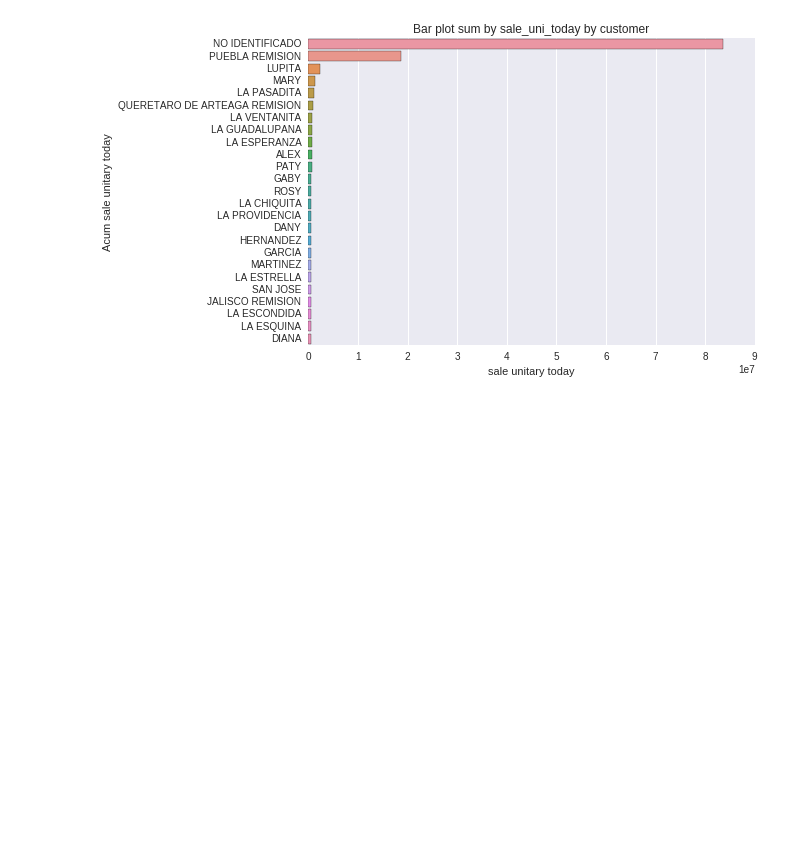
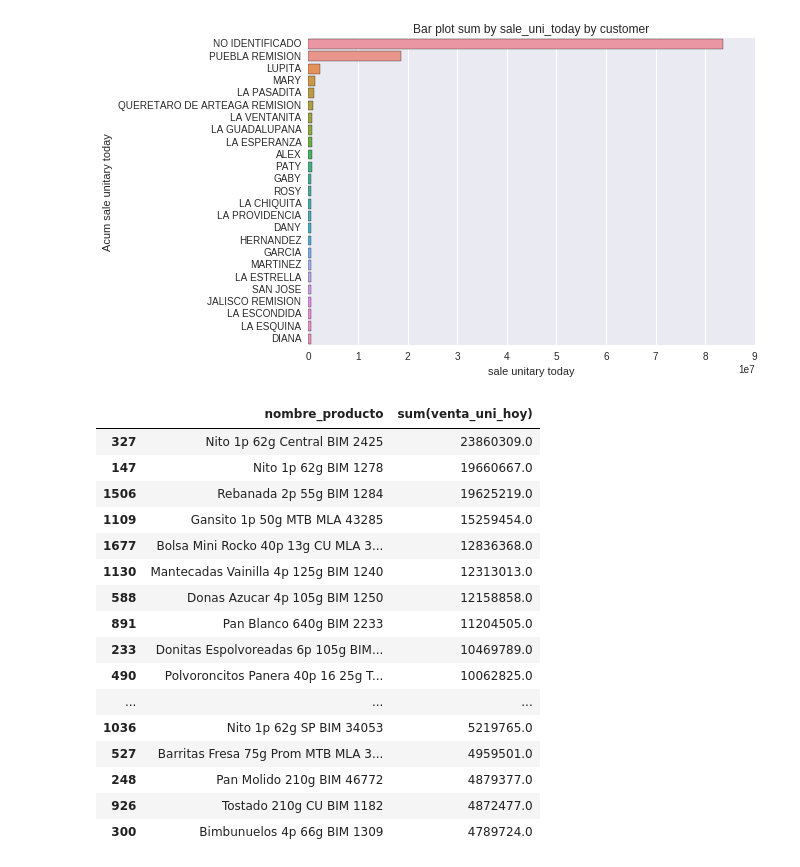
Before and after one commit to jasam/bimbo_challenge, a Jupyter notebook: Bimbo challenge.ipynb, the cells around one changed output. Cells and saved outputs as stored; diff of their text form; code cells hidden in the pictures; blank space fills up the shorter version.

```diff
--- a/Bimbo challenge.ipynb
+++ b/Bimbo challenge.ipynb
@@ -216,6 +216,18 @@ path = '/data/train_parquet/0_0_1.parquet'
 train1_df = sqlContext.read.load(path)
 train_df = train0_df.unionAll(train1_df)
 train_df = (train_df.filter(col('Semana') != 'Semana'))
+#cast data
+train_df = train_df.select(train_df.semana,
+                           train_df.agencia_id,
+                           train_df.canal_id,
+                           train_df.ruta_sak,
+                           train_df.cliente_id,
+                           train_df.producto_id,
+                           train_df.venta_uni_hoy.cast('float'),
+                           train_df.venta_hoy.cast('float'),
+                           train_df.dev_uni_proxima.cast('float'),
+                           train_df.dev_proxima.cast('float'),
+                           train_df.demanda_uni_equil.cast('float'))
 print(format(train_df.count(), ',d'))
 print("--- %s seconds ---" % (time.time() - start_time))
 # %% [output]
@@ -441,3 +453,32 @@ plot.set(ylabel='Acum sale unitary today')
 # %% [output]
 [<matplotlib.text.Text at 0x...>]
 [figure]
+# %%
+from pyspark.sql.functions import sum
+
+product_grouped_sum_df = (train_df.join(product_table_df, 'producto_id')
+                                  .select(product_table_df.nombre_producto, train_df.venta_uni_hoy)
+                                  .groupBy('nombre_producto').agg(sum(train_df.venta_uni_hoy)))
+
+product_grouped_sum_df = product_grouped_sum_df.toPandas()
+# %%
+product_grouped_sum_df = product_grouped_sum_df.sort_values(by='sum(venta_uni_hoy)', ascending=0)
+product_grouped_sum_df.head(25)
+# %% [output]
+|  | nombre_producto | sum(venta_uni_hoy) |
+| 327 | Nito 1p 62g Central BIM 2425 | 23860309.0 |
+| 147 | Nito 1p 62g BIM 1278 | 19660667.0 |
+| 1506 | Rebanada 2p 55g BIM 1284 | 19625219.0 |
+| 1109 | Gansito 1p 50g MTB MLA 43285 | 15259454.0 |
+| 1677 | Bolsa Mini Rocko 40p 13g CU MLA 3... | 12836368.0 |
+| 1130 | Mantecadas Vainilla 4p 125g BIM 1240 | 12313013.0 |
+| 588 | Donas Azucar 4p 105g BIM 1250 | 12158858.0 |
+| 891 | Pan Blanco 640g BIM 2233 | 11204505.0 |
+| 233 | Donitas Espolvoreadas 6p 105g BIM... | 10469789.0 |
+| 490 | Polvoroncitos Panera 40p 16 25g T... | 10062825.0 |
+| ... | ... | ... |
+| 1036 | Nito 1p 62g SP BIM 34053 | 5219765.0 |
+| 527 | Barritas Fresa 75g Prom MTB MLA 3... | 4959501.0 |
+| 248 | Pan Molido 210g BIM 46772 | 4879377.0 |
+| 926 | Tostado 210g CU BIM 1182 | 4872477.0 |
+| 300 | Bimbunuelos 4p 66g BIM 1309 | 4789724.0 |
```
Also changed, not shown: parts of 2 cells of this notebook.
